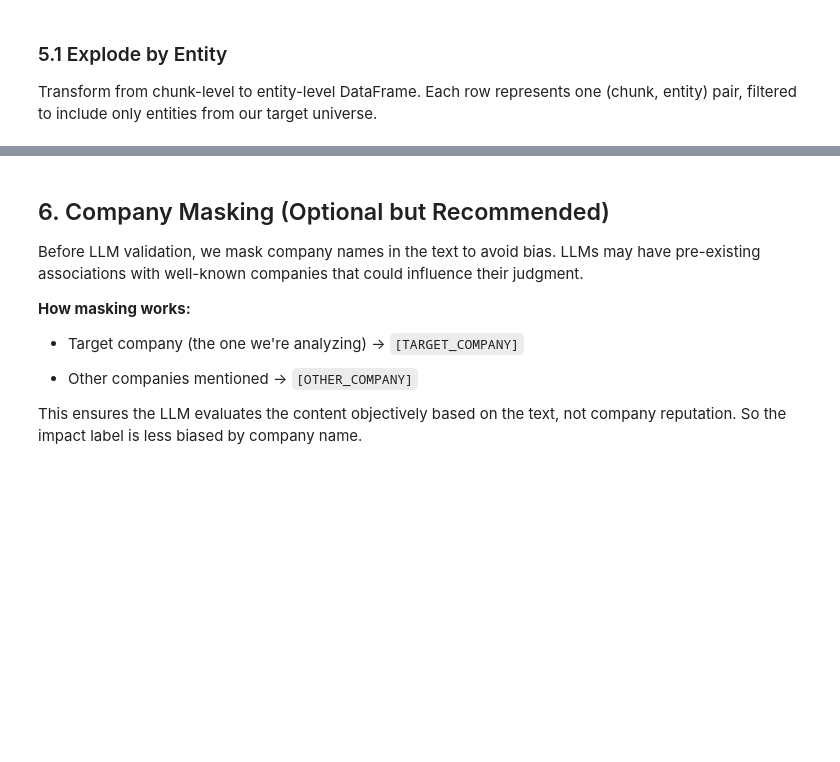
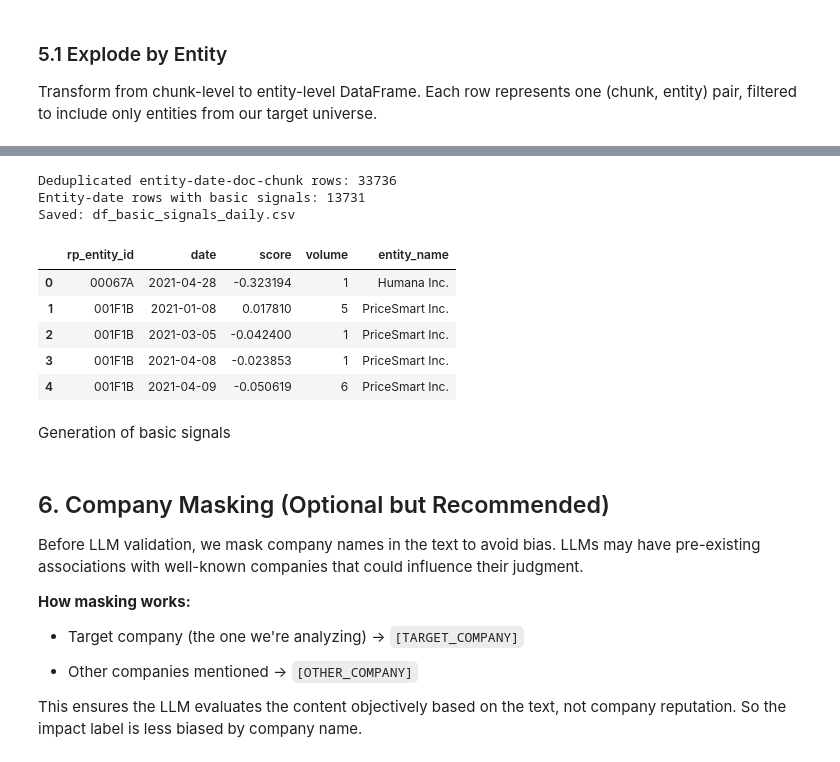
Before and after one commit to Bigdata-com/bigdata-cookbook, a Jupyter notebook: API_Tutorials/Workflow_example/Workflow_example.ipynb, the cells around one changed output, grey strips where cells are left out. Cells and saved outputs as stored; diff of their text form; code cells hidden in the pictures; blank space fills up the shorter version.

```diff
--- a/API_Tutorials/Workflow_example/Workflow_example.ipynb
+++ b/API_Tutorials/Workflow_example/Workflow_example.ipynb
@@ -471,3 +553,75 @@ df_exploded_by_entity.head()
+# %%
+# Build daily basic entity-level signals from deduplicated chunk rows
+
+relevance_col = "chunk_relevance" if "chunk_relevance" in df_exploded_by_entity.columns else "relevance"
+sentiment_col = "chunk_sentiment" if "chunk_sentiment" in df_exploded_by_entity.columns else "sentiment"
+chunk_col = "chunk_index" if "chunk_index" in df_exploded_by_entity.columns else "chunk_cnum"
+date_col = "date" if "date" in df_exploded_by_entity.columns else "doc_timestamp"
+
+required_cols = {"entity_id", "doc_id", chunk_col, relevance_col, sentiment_col, date_col}
+missing_cols = [c for c in required_cols if c not in df_exploded_by_entity.columns]
+if missing_cols:
+    raise ValueError(f"Missing required columns for daily basic signals: {missing_cols}")
+
+# 1) Keep rows with valid relevance/sentiment and parse date
+basic_long = df_exploded_by_entity[
+    ["entity_id", "doc_id", chunk_col, date_col, relevance_col, sentiment_col]
+].copy()
+basic_long = basic_long.dropna(subset=[relevance_col, sentiment_col, date_col])
+basic_long["date"] = pd.to_datetime(basic_long[date_col], errors="coerce").dt.date
+basic_long = basic_long.dropna(subset=["date"])
+
+# 2) Deduplicate per entity-date-doc-chunk
+basic_long = basic_long.drop_duplicates(subset=["entity_id", "date", "doc_id", chunk_col])
+
+# 3) Aggregate by entity and date
+if basic_long.empty:
+    df_basic_signals = pd.DataFrame(columns=["rp_entity_id", "date", "score", "volume", "entity_name"])
+else:
+    basic_long["score_component"] = basic_long[relevance_col] * basic_long[sentiment_col]
+
+    entity_daily_agg = (
+        basic_long.groupby(["entity_id", "date"], as_index=False)
+        .agg(
+            score=("score_component", "sum"),
+            volume=("entity_id", "size"),
+        )
+        .rename(columns={"entity_id": "rp_entity_id"})
+    )
+
+    # Enrich with entity names from the selected universe CSV
+    df_universe = pd.read_csv(universe_csv)
+    df_universe = df_universe.rename(columns={"id": "rp_entity_id", "name": "entity_name"})
+
+    df_basic_signals = entity_daily_agg.merge(
+        df_universe[["rp_entity_id", "entity_name"]],
+        on="rp_entity_id",
+        how="left",
+    )
+
+    df_basic_signals = df_basic_signals[["rp_entity_id", "date", "score", "volume", "entity_name"]]
+    df_basic_signals = df_basic_signals.sort_values(["rp_entity_id", "date"]).reset_index(drop=True)
+
+# Save
+basic_signals_path = "df_basic_signals_daily.csv"
+df_basic_signals.to_csv(basic_signals_path, index=False)
+
+print(f"Deduplicated entity-date-doc-chunk rows: {len(basic_long)}")
+print(f"Entity-date rows with basic signals: {len(df_basic_signals)}")
+print(f"Saved: {basic_signals_path}")
+df_basic_signals.head()
+# %% [output]
+Deduplicated entity-date-doc-chunk rows: 33736
+Entity-date rows with basic signals: 13731
+Saved: df_basic_signals_daily.csv
+|  | rp_entity_id | date | score | volume | entity_name |
+| 0 | 00067A | 2021-04-28 | -0.323194 | 1 | Humana Inc. |
+| 1 | 001F1B | 2021-01-08 | 0.017810 | 5 | PriceSmart Inc. |
+| 2 | 001F1B | 2021-03-05 | -0.042400 | 1 | PriceSmart Inc. |
+| 3 | 001F1B | 2021-04-08 | -0.023853 | 1 | PriceSmart Inc. |
+| 4 | 001F1B | 2021-04-09 | -0.050619 | 6 | PriceSmart Inc. |
+# %% [markdown]
+Generation of basic signals
 # %% [markdown]
   ## 6. Company Masking (Optional but Recommended)
 
```
Also changed, not shown: parts of 17 cells of this notebook, 2 other files.
